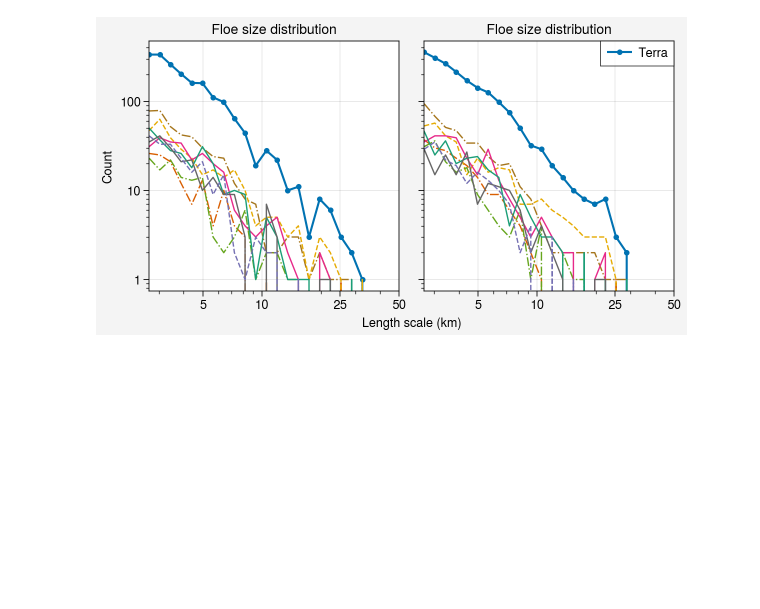
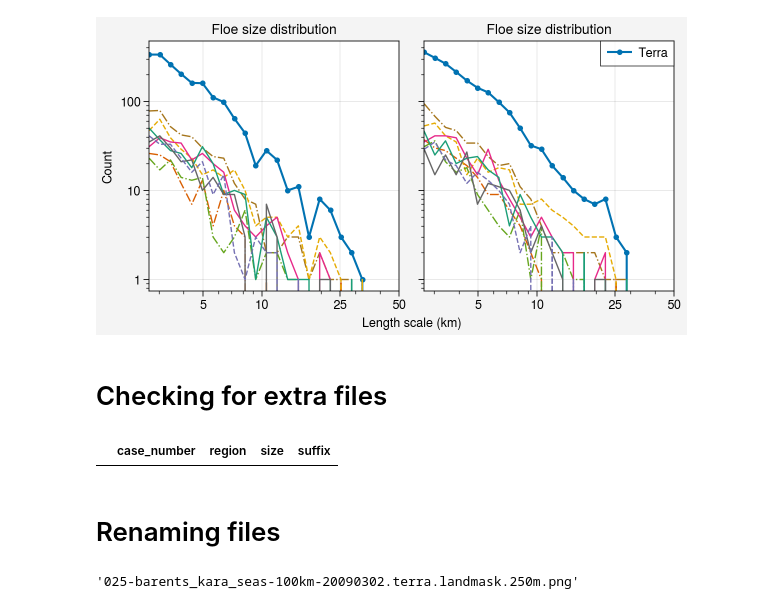
Before and after one commit to danielmwatkins/ice-floe-validation-dataset, a Jupyter notebook: notebooks/bookkeeping.ipynb, the cells around one changed output. Saved outputs shown, nothing was run; the diff lists cells and outputs as text; code cells hidden in the pictures; blank space fills up the shorter version.

```diff
--- a/notebooks/bookkeeping.ipynb
+++ b/notebooks/bookkeeping.ipynb
@@ -558,3 +558,23 @@ Invalid limit will be ignored.
   getattr(self, 'set_' + x + 'lim')(lim)
 <matplotlib.legend.Legend at 0x...>
 [figure]
+# %% [markdown]
+# Checking for extra files
+# %%
+import os
+import pandas as pd
+
+filetype = 'landmask'
+files = os.listdir('../data/modis/' + filetype)
+
+df = pd.DataFrame([f.split('-') for f in files], columns=['case_number', 'region', 'size', 'suffix'])
+df.groupby('case_number').filter(lambda x: len(x) > 2)
+# %% [output]
+|  | case_number | region | size | suffix |
+# %% [markdown]
+# Renaming files
+# %%
+files = os.listdir('../data/modis/landmask/')
+files = [f for f in files if 'landmask' in f]
+# %% [output]
+'025-barents_kara_seas-100km-20090302.terra.landmask.250m.png'
```
Also changed, not shown: parts of 4 cells of this notebook, 6 other files.
